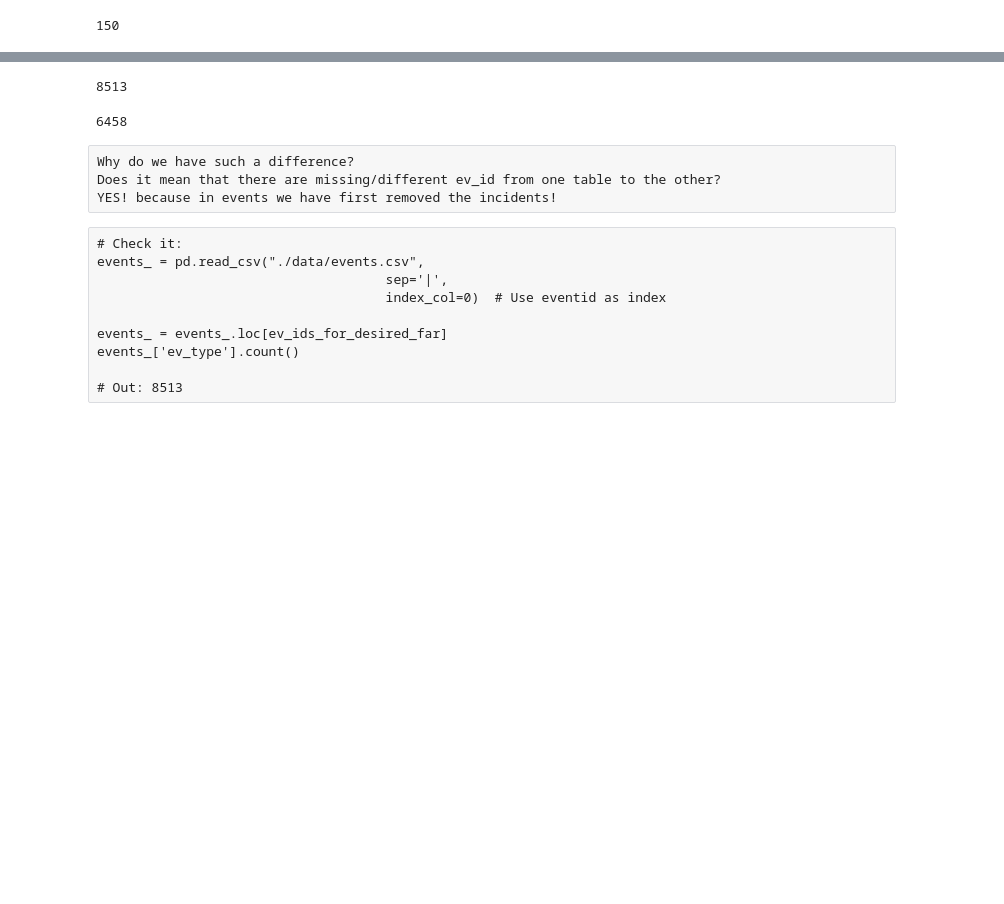
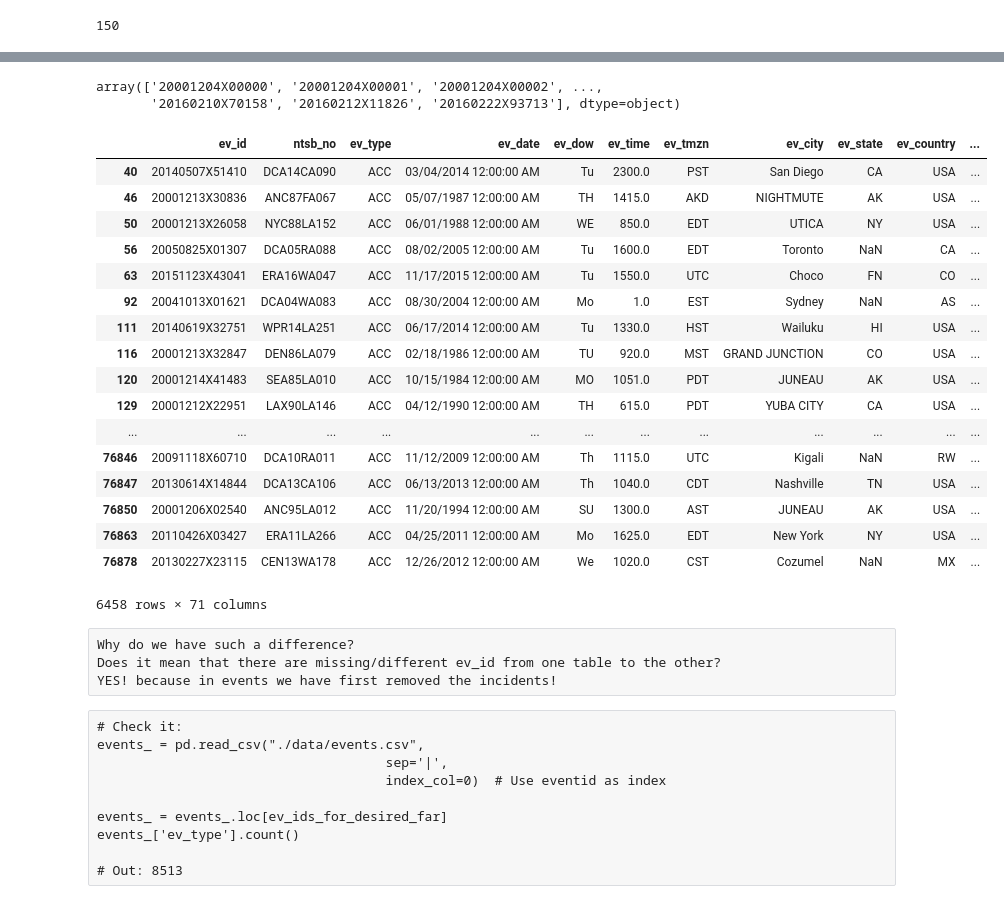
Before and after one commit to AeroPython/remove-before-flight, a Jupyter notebook: Remove before flight.ipynb, the cells around one changed output, grey strips where cells are left out. Drawn from its saved outputs; the diff is of its cells as text; code cells hidden in the pictures; blank space fills up the shorter version.

```diff
--- a/Remove before flight.ipynb
+++ b/Remove before flight.ipynb
@@ -360,5 +307,8 @@ cond = aircraft['far_part'].isin(desired_far_parts)
 ev_ids_for_desired_far = aircraft[cond]['ev_id'].drop_duplicates()
 
 ev_ids_for_desired_far.count()
+
+ev_ids_for_desired_far.values
 # %% [output]
-8513
+array(['20001204X00000', '20001204X00001', '20001204X00002', ...,
+       '20160210X70158', '20160212X11826', '20160222X93713'], dtype=object)
@@ -365,8 +319,25 @@ ev_ids_for_desired_far.count()
 # %%
-events = events.loc[ev_ids_for_desired_far]
-events['ev_type'].count()
+events = events[events['ev_id'].isin(ev_ids_for_desired_far.values)]
+events
 # %% [output]
+|  | ev_id | ntsb_no | ev_type | ev_date | ev_dow | ev_time | ev_tmzn | ev_city | ev_state | ev_country | ... |
+| 40 | 20140507X51410 | DCA14CA090 | ACC | 03/04/2014 12:00:00 AM | Tu | 2300.0 | PST | San Diego | CA | USA | ... |
+| 46 | 20001213X30836 | ANC87FA067 | ACC | 05/07/1987 12:00:00 AM | TH | 1415.0 | AKD | NIGHTMUTE | AK | USA | ... |
+| 50 | 20001213X26058 | NYC88LA152 | ACC | 06/01/1988 12:00:00 AM | WE | 850.0 | EDT | UTICA | NY | USA | ... |
+| 56 | 20050825X01307 | DCA05RA088 | ACC | 08/02/2005 12:00:00 AM | Tu | 1600.0 | EDT | Toronto | NaN | CA | ... |
+| 63 | 20151123X43041 | ERA16WA047 | ACC | 11/17/2015 12:00:00 AM | Tu | 1550.0 | UTC | Choco | FN | CO | ... |
+| 92 | 20041013X01621 | DCA04WA083 | ACC | 08/30/2004 12:00:00 AM | Mo | 1.0 | EST | Sydney | NaN | AS | ... |
+| 111 | 20140619X32751 | WPR14LA251 | ACC | 06/17/2014 12:00:00 AM | Tu | 1330.0 | HST | Wailuku | HI | USA | ... |
+| 116 | 20001213X32847 | DEN86LA079 | ACC | 02/18/1986 12:00:00 AM | TU | 920.0 | MST | GRAND JUNCTION | CO | USA | ... |
+| 120 | 20001214X41483 | SEA85LA010 | ACC | 10/15/1984 12:00:00 AM | MO | 1051.0 | PDT | JUNEAU | AK | USA | ... |
+| 129 | 20001212X22951 | LAX90LA146 | ACC | 04/12/1990 12:00:00 AM | TH | 615.0 | PDT | YUBA CITY | CA | USA | ... |
+| ... | ... | ... | ... | ... | ... | ... | ... | ... | ... | ... | ... |
+| 76846 | 20091118X60710 | DCA10RA011 | ACC | 11/12/2009 12:00:00 AM | Th | 1115.0 | UTC | Kigali | NaN | RW | ... |
+| 76847 | 20130614X14844 | DCA13CA106 | ACC | 06/13/2013 12:00:00 AM | Th | 1040.0 | CDT | Nashville | TN | USA | ... |
+| 76850 | 20001206X02540 | ANC95LA012 | ACC | 11/20/1994 12:00:00 AM | SU | 1300.0 | AST | JUNEAU | AK | USA | ... |
+| 76863 | 20110426X03427 | ERA11LA266 | ACC | 04/25/2011 12:00:00 AM | Mo | 1625.0 | EDT | New York | NY | USA | ... |
+| 76878 | 20130227X23115 | CEN13WA178 | ACC | 12/26/2012 12:00:00 AM | We | 1020.0 | CST | Cozumel | NaN | MX | ... |
-6458
+6458 rows × 71 columns
 # %% [raw]
 Why do we have such a difference?
 Does it mean that there are missing/different ev_id from one table to the other?
```
Also changed, not shown: parts of 59 cells of this notebook.
